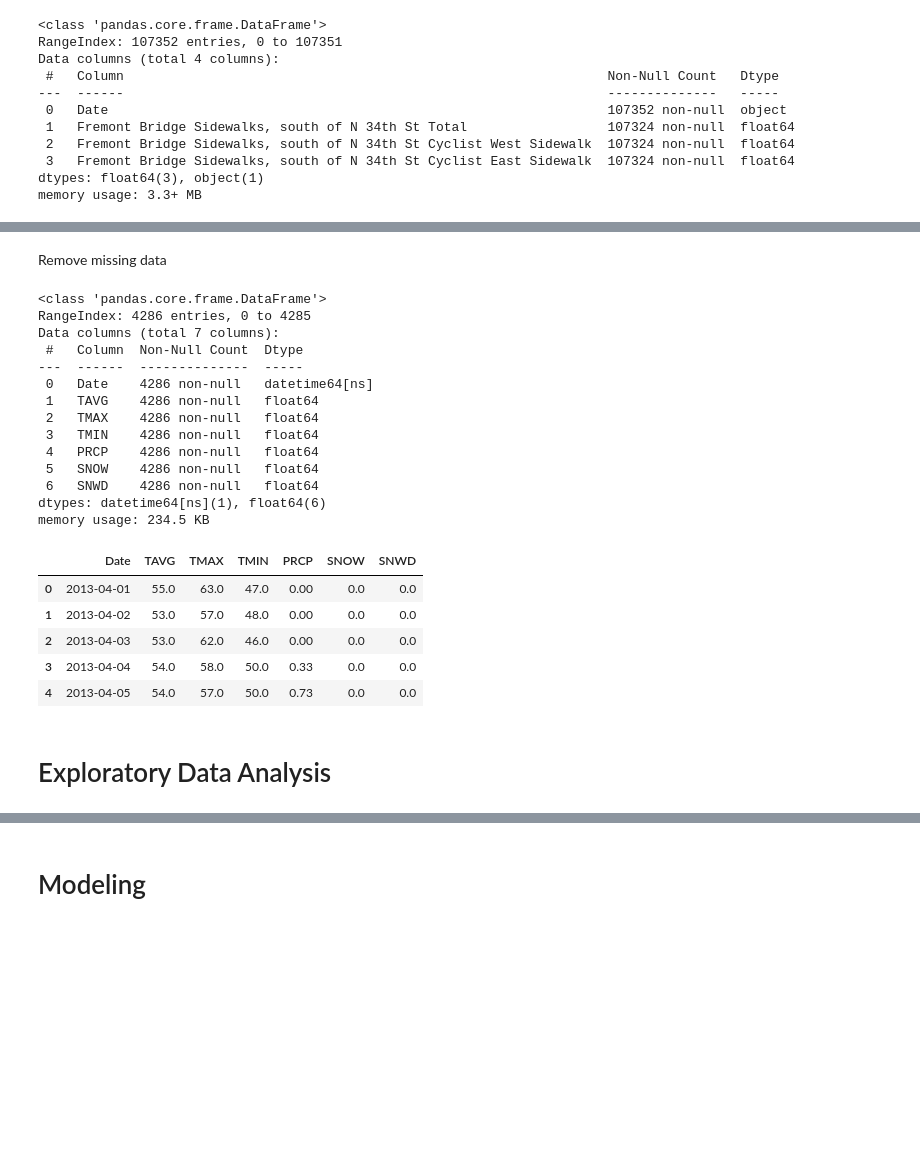
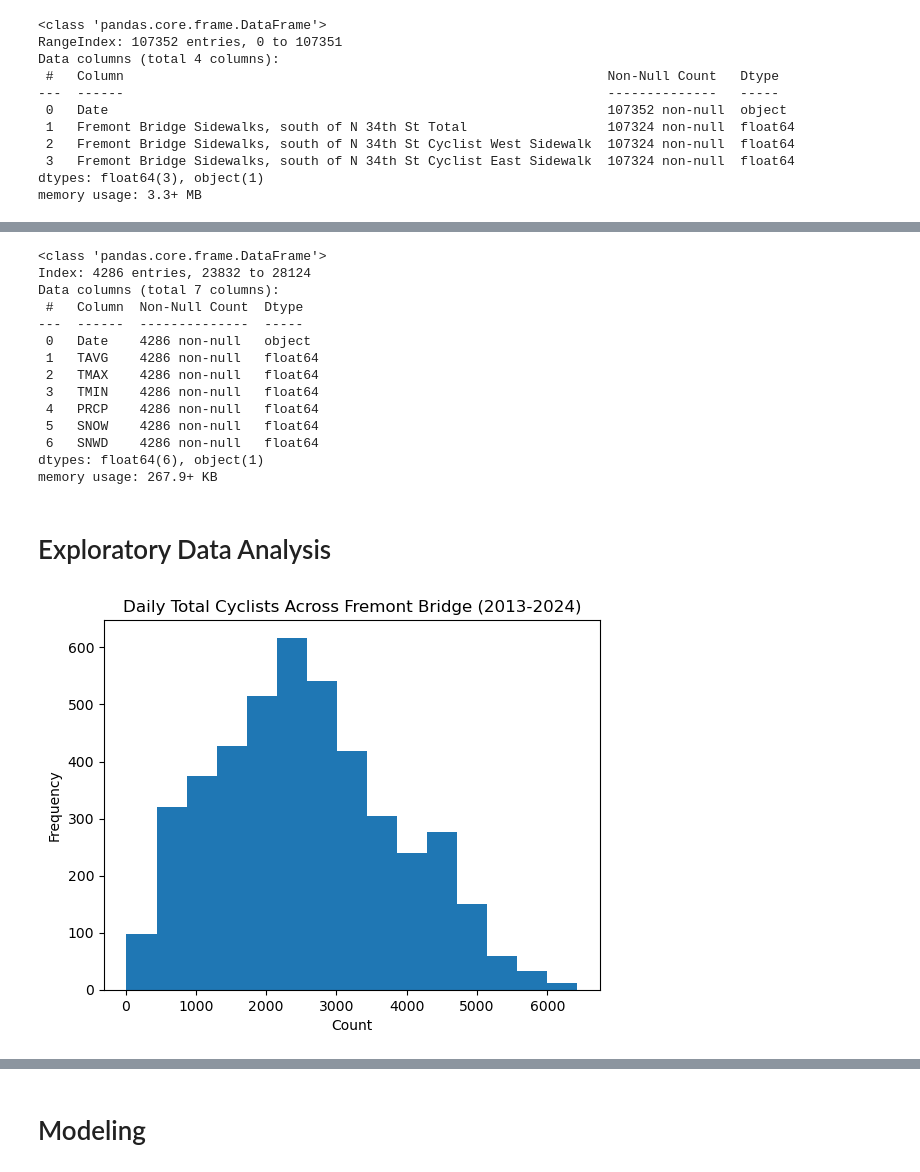
Before and after one commit to mkearns17/Fremont_Bridge_Cyclists_Crossings, a Jupyter notebook: notebook.ipynb, the cells around one changed output, grey strips where cells are left out. Cells and saved outputs as stored; diff of their text form; code cells hidden in the pictures; blank space fills up the shorter version.

```diff
--- a/notebook.ipynb
+++ b/notebook.ipynb
@@ -73,5 +66,3 @@ memory usage: 273.9 KB
-# %% [markdown]
-Remove missing data
 # %%
 #simplify column names
 weather_filtered.columns = ['Date','TAVG','TMAX','TMIN','PRCP','SNOW','SNWD']
@@ -79,31 +70,32 @@ weather_filtered.columns = ['Date','TAVG','TMAX','TMIN','PRCP','SNOW','SNWD']
 #drop rows with missing data
 weather_filtered_clean = weather_filtered.dropna(axis = 0)
 #reset weather dataframe
-weather_filtered_clean.reset_index(inplace=True,drop = True)
 weather_filtered_clean.info()
 # %% [output]
 <class 'pandas.core.frame.DataFrame'>
-RangeIndex: 4286 entries, 0 to 4285
+Index: 4286 entries, 23832 to 28124
 Data columns (total 7 columns):
  #   Column  Non-Null Count  Dtype
 ---  ------  --------------  -----
- 0   Date    4286 non-null   datetime64[ns]
+ 0   Date    4286 non-null   object
  1   TAVG    4286 non-null   float64
  2   TMAX    4286 non-null   float64
  3   TMIN    4286 non-null   float64
  4   PRCP    4286 non-null   float64
  5   SNOW    4286 non-null   float64
  6   SNWD    4286 non-null   float64
-dtypes: datetime64[ns](1), float64(6)
-memory usage: 234.5 KB
+dtypes: float64(6), object(1)
+memory usage: 267.9+ KB
 # %%
-weather_filtered_clean.head()
+weather_df = weather_filtered_clean[['TAVG','TMAX','TMIN','PRCP','SNOW','SNWD']]
+weather_df['Date'] = pd.to_datetime(weather_filtered_clean['Date'])
+weather_df.set_index('Date', inplace=True)
-# %% [output]
-|  | Date | TAVG | TMAX | TMIN | PRCP | SNOW | SNWD |
-| 0 | 2013-04-01 | 55.0 | 63.0 | 47.0 | 0.00 | 0.0 | 0.0 |
-| 1 | 2013-04-02 | 53.0 | 57.0 | 48.0 | 0.00 | 0.0 | 0.0 |
-| 2 | 2013-04-03 | 53.0 | 62.0 | 46.0 | 0.00 | 0.0 | 0.0 |
-| 3 | 2013-04-04 | 54.0 | 58.0 | 50.0 | 0.33 | 0.0 | 0.0 |
-| 4 | 2013-04-05 | 54.0 | 57.0 | 50.0 | 0.73 | 0.0 | 0.0 |
 # %% [markdown]
 # Exploratory Data Analysis
+# %%
+plt.hist(bike_daily['Total'],bins = 15)
+plt.title('Daily Total Cyclists Across Fremont Bridge (2013-2024)')
+plt.xlabel('Count')
+plt.ylabel('Frequency');
+# %% [output]
+[figure, added]
```
Also changed, not shown: parts of 9 cells of this notebook.
